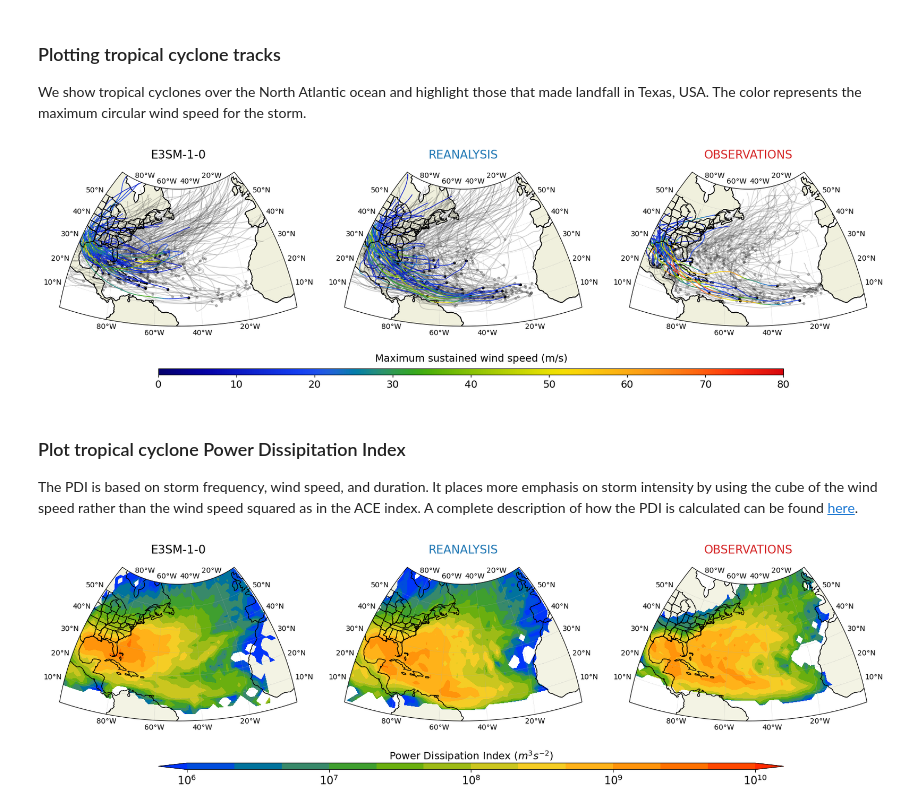
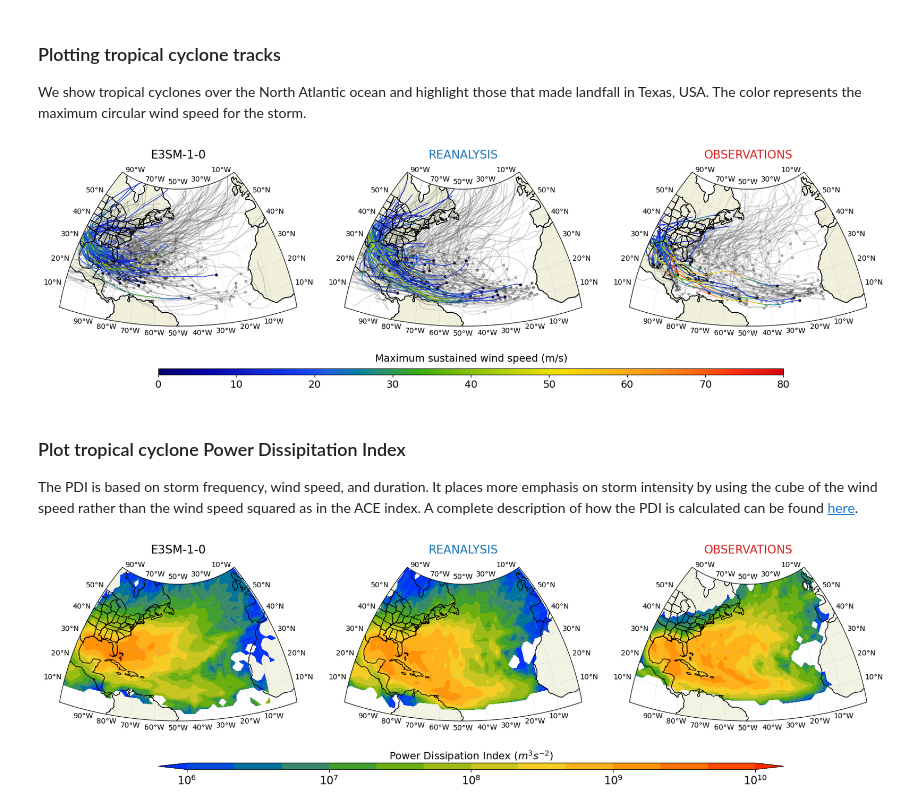
Before and after one commit to levuvietphong/pyTCR, a Jupyter notebook: notebooks/ex1_tropical_cyclone_tracks.ipynb, the cells around one changed output. Saved outputs shown, nothing was run; the diff lists cells and outputs as text; code cells hidden in the pictures.

```diff
--- a/notebooks/ex1_tropical_cyclone_tracks.ipynb
+++ b/notebooks/ex1_tropical_cyclone_tracks.ipynb
@@ -34,9 +31,9 @@ The autoreload extension is already loaded. To reload it, use:
 projection = ccrs.AzimuthalEquidistant(central_longitude=-50, central_latitude=30)
 
 # Define map boundaries (in degrees)
-xmin, xmax, dx = -100, 0, 20
-ymin, ymax, dy = 0, 60, 10
-extent = [xmin, xmax, ymin, ymax, dx, dy]
+xmin, xmax = -100, 0
+ymin, ymax = 0, 60
+extent = [xmin, xmax, ymin, ymax]
 basin = 'NA'  # North Atlantic
 
 # Define the size of the latitude-longitude box for counting the number of tracks
@@ -138,13 +135,13 @@ fig, ax = plt.subplots(1, 3, figsize=(20, 5), subplot_kw=dict(projection=project
 # Plot all tracks in gray
 _ = tcr_plot.plot_tracks(
     ax[0], lat_mod, lon_mod, vmax_mod, ind_mod, interval=3, wind_speed_threshold=10,
-    extent=extent, shapefile=shpCONUS, norm=norm
+    extent=extent, projection=projection, shapefile=shpCONUS, norm=norm
 )
 
 # Plot tracks landfalling on TX in color
 im = tcr_plot.plot_tracks(
     ax[0], lat_mod, lon_mod, vmax_mod, ind_TX_mod[:50], interval=2, wind_speed_threshold=10,
-    extent=extent, cmap=cmap, show_gridlabel=True, shapefile=shpCONUS,
+    extent=extent, projection=projection, cmap=cmap, gridlabel=True, shapefile=shpCONUS,
     title='E3SM-1-0', title_ypos=1.03, wind_color=True, title_fontcolor='k', norm=norm
 )
 
@@ -152,13 +149,13 @@ im = tcr_plot.plot_tracks(
 # Plot all tracks in gray
 _ = tcr_plot.plot_tracks(
     ax[1], lat_rea, lon_rea, vmax_rea, ind_rea, interval=1, wind_speed_threshold=10,
-    extent=extent, shapefile=shpCONUS, norm=norm
+    extent=extent, projection=projection, shapefile=shpCONUS, norm=norm
 )
 
 # Plot tracks landfalling on TX in color
 _ = tcr_plot.plot_tracks(
     ax[1], lat_rea, lon_rea, vmax_rea, ind_TX_rea[:50], interval=2, wind_speed_threshold=10,
-    extent=extent, cmap=cmap, show_gridlabel=True, shapefile=shpCONUS,
+    extent=extent, projection=projection, cmap=cmap, gridlabel=True, shapefile=shpCONUS,
     title='REANALYSIS', title_ypos=1.03, wind_color=True, title_fontcolor='tab:blue', norm=norm
 )
 
@@ -166,14 +163,14 @@ _ = tcr_plot.plot_tracks(
 # Plot all tracks in gray
 _ = tcr_plot.plot_tracks(
     ax[2], lat_obs, lon_obs, vmax_obs, ind_obs, interval=1, wind_speed_threshold=10,
-    extent=extent, shapefile=shpCONUS, norm=norm
+    extent=extent, projection=projection, shapefile=shpCONUS, norm=norm
 )
 
 # Plot tracks landfalling on TX in color
 _ = tcr_plot.plot_tracks(
     ax[2], lat_obs, lon_obs, vmax_obs, ind_TX_obs[:50], interval=1, wind_speed_threshold=10,
-    extent=extent, cmap=cmap, show_gridlabel=True, shapefile=shpCONUS,
-    title='OBSERVATIONS', title_ypos=1.03, wind_color=True, title_fontcolor='tab:red', norm=norm
+    extent=extent, projection=projection, cmap=cmap, gridlabel=True, shapefile=shpCONUS,
+    title='OBSERVATIONS', title_ypos=1.03, wind_color=True, title_fontcolor='tab:red', norm=norm,
 )
 
 # Add colorbar
@@ -183,42 +180,45 @@ cb.set_label(r'Maximum sustained wind speed (m/s)', fontsize=14, labelpad=-50)
 cb.set_ticks(np.linspace(0, 80, 9))
 cb.ax.tick_params(labelsize=14)
 # %% [output]
-[figure, old version]
+[figure, new version]
 # %% [markdown]
 ### Plot tropical cyclone Power Dissipitation Index
 The PDI is based on storm frequency, wind speed, and duration. It places more emphasis on storm intensity by using the cube of the wind speed rather than the wind speed squared as in the ACE index. A complete description of how the PDI is calculated can be found [here](https://www.nature.com/articles/nature03906).
 # %%
 # Define levels and colormap
 levels = np.logspace(6, 10, 13)
 cmap = cc.cm.rainbow
 
 # Create figure and axes
 fig, ax = plt.subplots(1, 3, figsize=(20, 5), subplot_kw=dict(projection=projection))
 
 # Plot MODEL density
 im = tcr_plot.plot_density(
-    ax[0], lat_mod_cs, lon_mod_cs, pdi_mod / num_years, levels, extent=extent, cmap=cmap,
-    logscale=True, show_gridlabel=True, shapefile=shpCONUS, title='E3SM-1-0', title_ypos=1.03, title_fontcolor='k'
+    ax[0], lat_mod_cs, lon_mod_cs, pdi_mod / num_years, levels, extent=extent, projection=projection,
+    cmap=cmap, logscale=True, gridlabel=True, shapefile=shpCONUS, title='E3SM-1-0',
+    title_ypos=1.03, title_fontcolor='k'
 )
 
 # Plot REANALYSIS density
 _ = tcr_plot.plot_density(
-    ax[1], lat_rea_cs, lon_rea_cs, pdi_rea / num_years, levels, extent=extent, cmap=cmap,
-    logscale=True, show_gridlabel=True, shapefile=shpCONUS, title='REANALYSIS', title_ypos=1.03, title_fontcolor='tab:blue'
+    ax[1], lat_rea_cs, lon_rea_cs, pdi_rea / num_years, levels, extent=extent, projection=projection,
+    cmap=cmap, logscale=True, gridlabel=True, shapefile=shpCONUS, title='REANALYSIS',
+    title_ypos=1.03, title_fontcolor='tab:blue'
 )
 
 # Plot OBSERVATIONS density
 _ = tcr_plot.plot_density(
-    ax[2], lat_obs_cs, lon_obs_cs, pdi_obs / num_years, levels, extent=extent, cmap=cmap,
-    logscale=True, show_gridlabel=True, shapefile=shpCONUS, title='OBSERVATIONS', title_ypos=1.03, title_fontcolor='tab:red'
+    ax[2], lat_obs_cs, lon_obs_cs, pdi_obs / num_years, levels, extent=extent, projection=projection,
+    cmap=cmap, logscale=True, gridlabel=True, shapefile=shpCONUS, title='OBSERVATIONS',
+    title_ypos=1.03, title_fontcolor='tab:red',
 )
 
 # Add colorbar
 cbax = fig.add_axes([0.22, 0.0, 0.6, 0.025])
 cb = fig.colorbar(im, cax=cbax, orientation='horizontal')
 cb.set_label(r'Power Dissipation Index ($m^3 s^{-2}$)', fontsize=14, labelpad=-52)
 cb.set_ticks(np.logspace(6, 10, 5))
 cb.set_ticklabels([r'$10^{6}$', r'$10^{7}$', r'$10^{8}$', r'$10^{9}$', r'$10^{10}$'])
 cb.ax.tick_params(labelsize=15)
 # %% [output]
-[figure, old version]
+[figure, new version]
```
Also changed, not shown: parts of 1 cell of this notebook, 21 other files.
